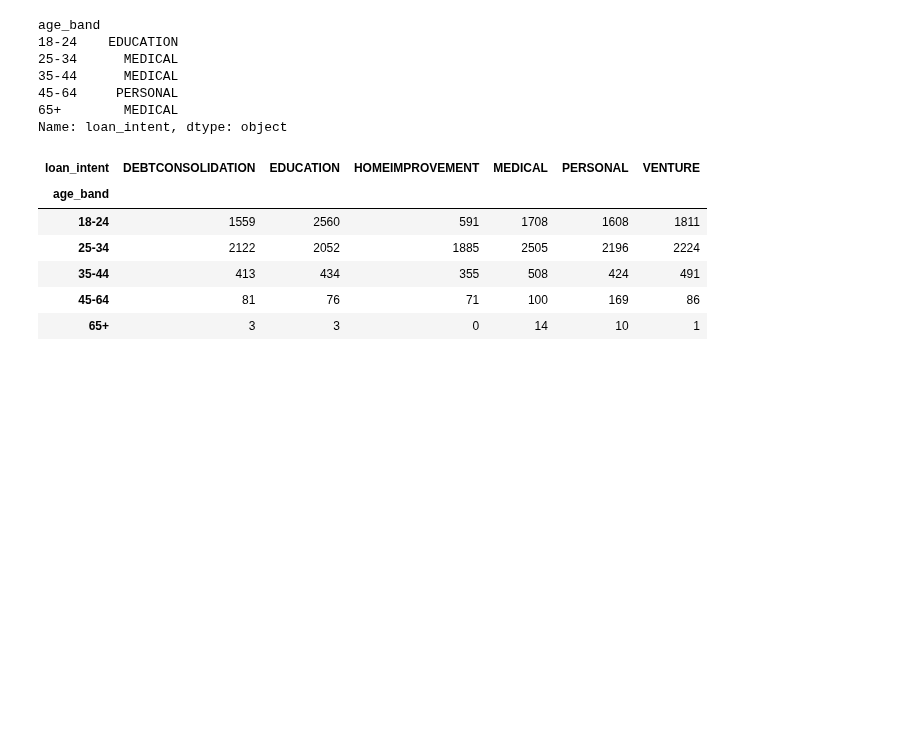
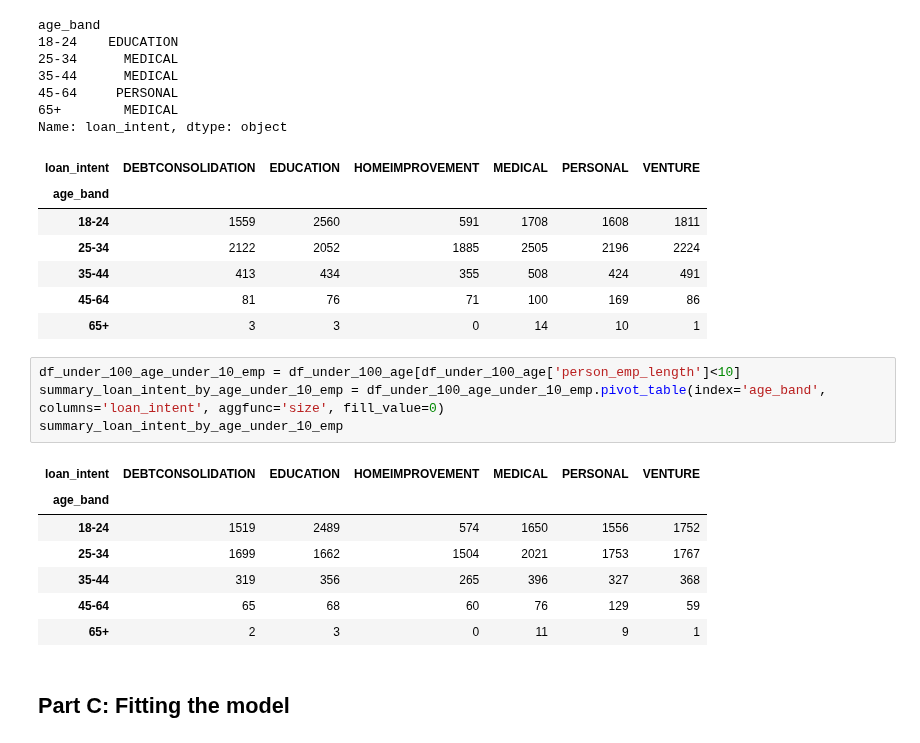
Before and after one commit to keeo8/keeo8.github.io, a Jupyter notebook: posts/decision-making-blog-post/index.ipynb, the cells around one changed output. Saved outputs shown, nothing was run; the diff lists cells and outputs as text; blank space fills up the shorter version.

Commit message:
Updated my logistic regression, finished part a

```diff
--- a/posts/decision-making-blog-post/index.ipynb
+++ b/posts/decision-making-blog-post/index.ipynb
@@ -86,3 +89,17 @@ Name: loan_intent, dtype: object
 | 35-44 | 413 | 434 | 355 | 508 | 424 | 491 |
 | 45-64 | 81 | 76 | 71 | 100 | 169 | 86 |
 | 65+ | 3 | 3 | 0 | 14 | 10 | 1 |
+# %%
+df_under_100_age_under_10_emp = df_under_100_age[df_under_100_age['person_emp_length']<10]
+summary_loan_intent_by_age_under_10_emp = df_under_100_age_under_10_emp.pivot_table(index='age_band', columns='loan_intent', aggfunc='size', fill_value=0)
+summary_loan_intent_by_age_under_10_emp
+# %% [output]
+| loan_intent | DEBTCONSOLIDATION | EDUCATION | HOMEIMPROVEMENT | MEDICAL | PERSONAL | VENTURE |
+| age_band |  |  |  |  |  |  |
+| 18-24 | 1519 | 2489 | 574 | 1650 | 1556 | 1752 |
+| 25-34 | 1699 | 1662 | 1504 | 2021 | 1753 | 1767 |
+| 35-44 | 319 | 356 | 265 | 396 | 327 | 368 |
+| 45-64 | 65 | 68 | 60 | 76 | 129 | 59 |
+| 65+ | 2 | 3 | 0 | 11 | 9 | 1 |
+# %% [markdown]
+## Part C: Fitting the model
```
Also changed, not shown: parts of 2 cells of this notebook, 9 other files.
